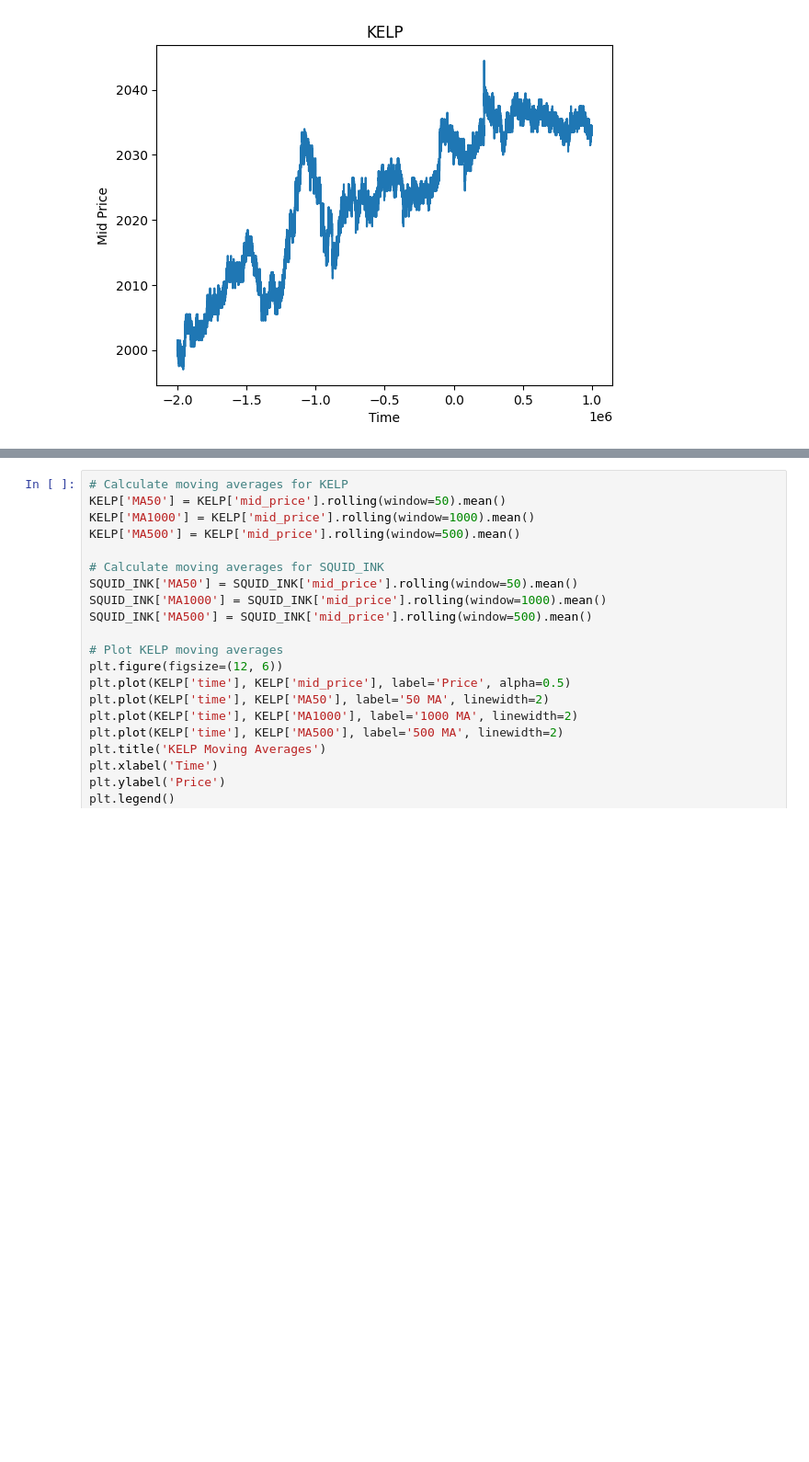
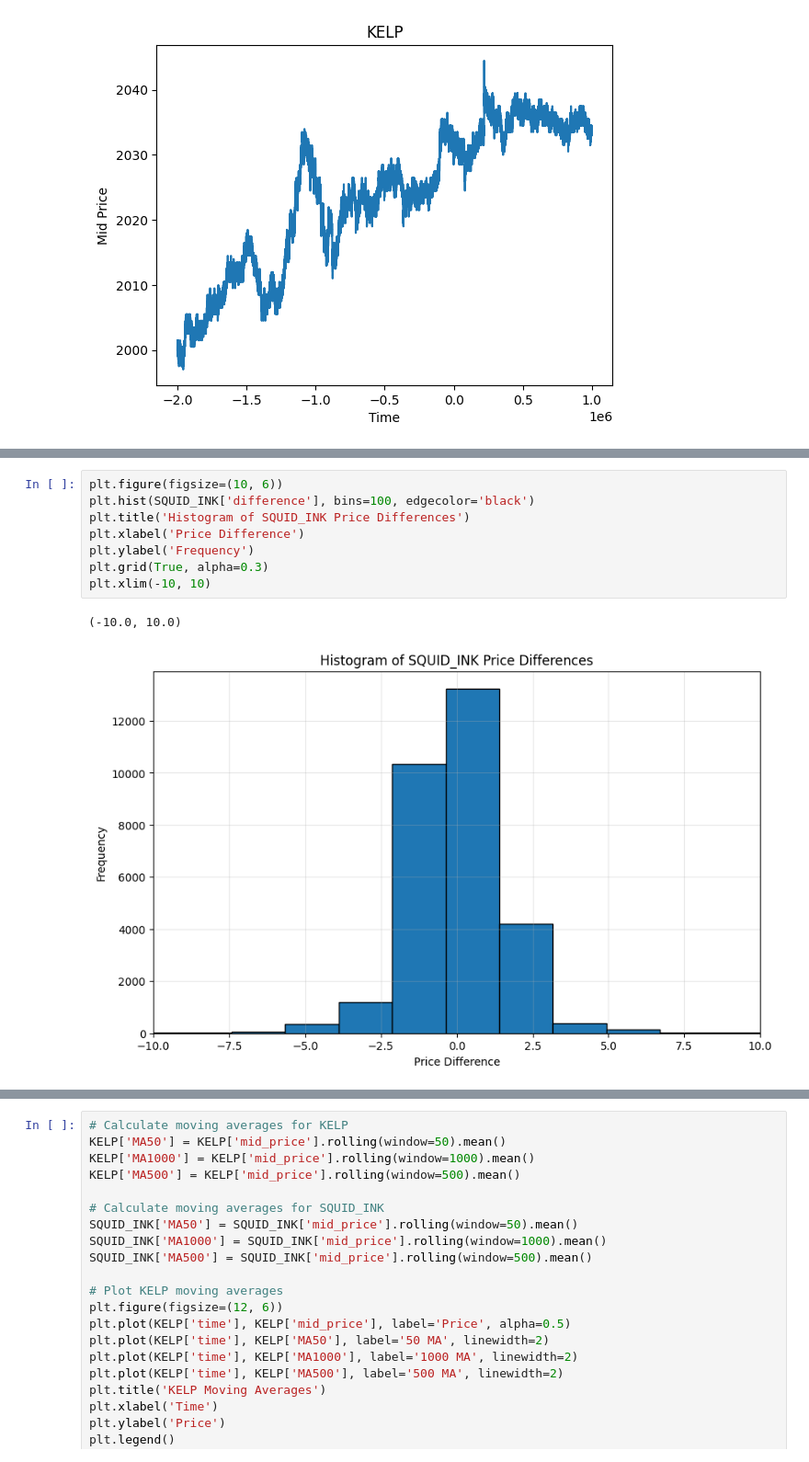
Before and after one commit to AkeBoss-tech/imc-prosperity-ake-bossers, a Jupyter notebook: round1/analysis.ipynb, the cells around one changed output, grey strips where cells are left out. Shown at 92% size. Drawn from its saved outputs; the diff is of its cells as text; blank space fills up the shorter version.

```diff
--- a/round1/analysis.ipynb
+++ b/round1/analysis.ipynb
@@ -134,0 +181,11 @@ Text(0, 0.5, 'Mid Price')
+# %%
+plt.figure(figsize=(10, 6))
+plt.hist(SQUID_INK['difference'], bins=100, edgecolor='black')
+plt.title('Histogram of SQUID_INK Price Differences')
+plt.xlabel('Price Difference')
+plt.ylabel('Frequency')
+plt.grid(True, alpha=0.3)
+plt.xlim(-10, 10)
+# %% [output]
+(-10.0, 10.0)
+[figure, added]
```
Also changed, not shown: parts of 8 cells of this notebook.
